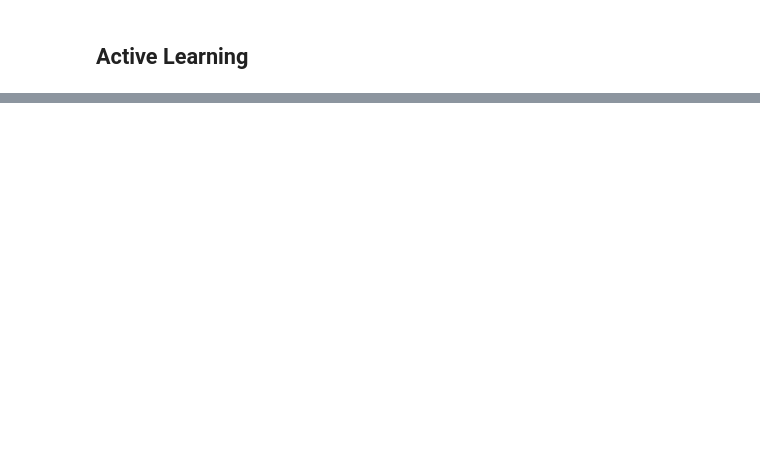
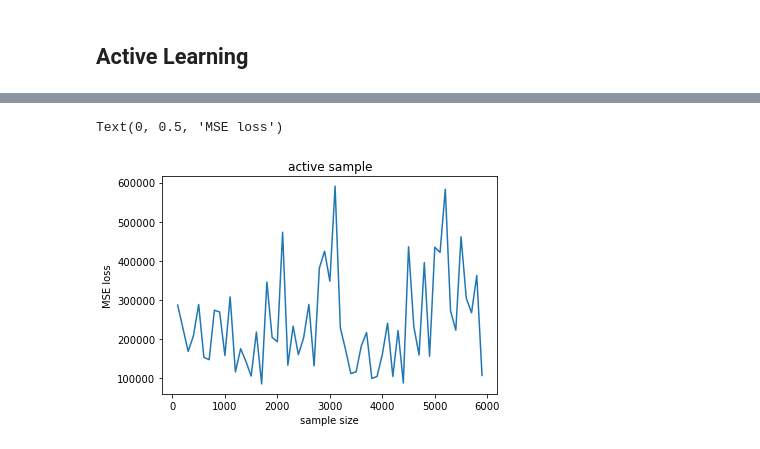
Before and after one commit to WendyH1108/AL-Robotics, a Jupyter notebook: al_robotics.ipynb, the cells around one changed output, grey strips where cells are left out. Cells and saved outputs as stored; diff of their text form; code cells hidden in the pictures; blank space fills up the shorter version.

```diff
--- a/al_robotics.ipynb
+++ b/al_robotics.ipynb
@@ -337,10 +421,0 @@ torch.set_printoptions(precision=10)
-# %%
-train_epoch = 1
-env_features = ["condition","t"]
-ws = torch.empty(active_nn.net[-1].weight.shape)
-# input, true_y = generate_sample(NN, RawData, RawData[0]["v"].shape[0], [1],features, ["condition","t"], False)
-input, true_y = generate_sample(NN, RawData, 2, [1],features, ["condition","t"], False)
-for idx, vi in enumerate(v):
-  train_x, train_y = generate_task_sample(NN, RawData[idx], features, env_features, 10, True)
-  active_nn, train_loss = train(active_nn, optimizer, criterion, train_x, train_y, train_epoch)
-  ws = torch.cat([ws,active_nn.net[-1].weight])
@@ -362,0 +422,27 @@ RuntimeError: A must be batches of square matrices, but they are 128 by 7 matric
+# %%
+for _ in range(1):
+  mse_loss = []
+  v = np.array([1]*len(RawData))
+  v = v / (len(RawData))
+  for sample_size in sample_size_range:
+    v, mse,active_nn = active_training(RawData, train_epoch, v, features, ["condition","t"], sample_size)
+    mse_loss.append(mse)
+    print(v)
+  mean_loss.append(mse_loss)
+# %%
+for _ in range(5):
+  mse_loss = []
+  v = np.array([1]*len(RawData))
+  v = v / (len(RawData))
+  for sample_size in sample_size_range:
+    v, mse,active_nn = active_training(RawData, train_epoch, v, features, ["condition","t"], sample_size)
+    mse_loss.append(mse)
+  mean_loss.append(mse_loss)
+# %%
+plt.plot(sample_size_range, np.mean(mean_loss, axis=0))
+plt.title("active sample")
+plt.xlabel("sample size")
+plt.ylabel("MSE loss")
+# %% [output]
+Text(0, 0.5, 'MSE loss')
+[figure, added]
```
Also changed, not shown: parts of 34 cells of this notebook.
